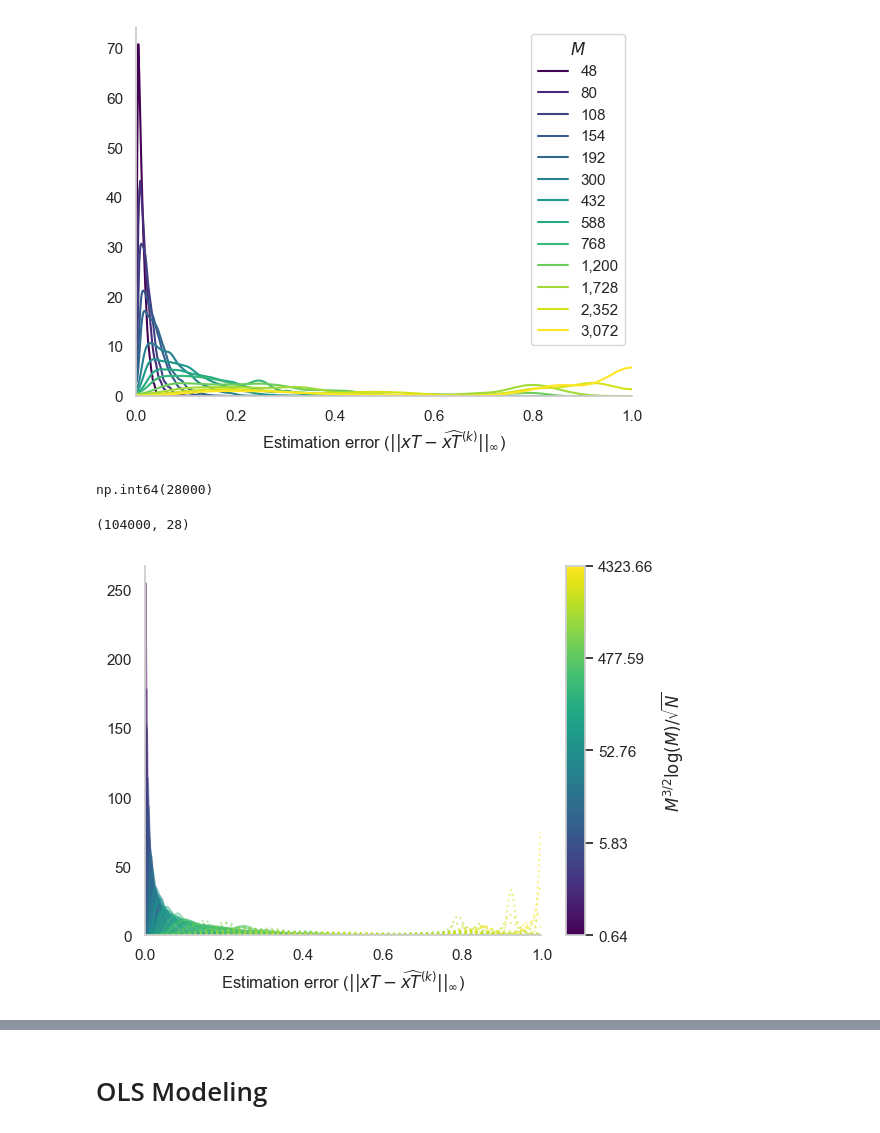
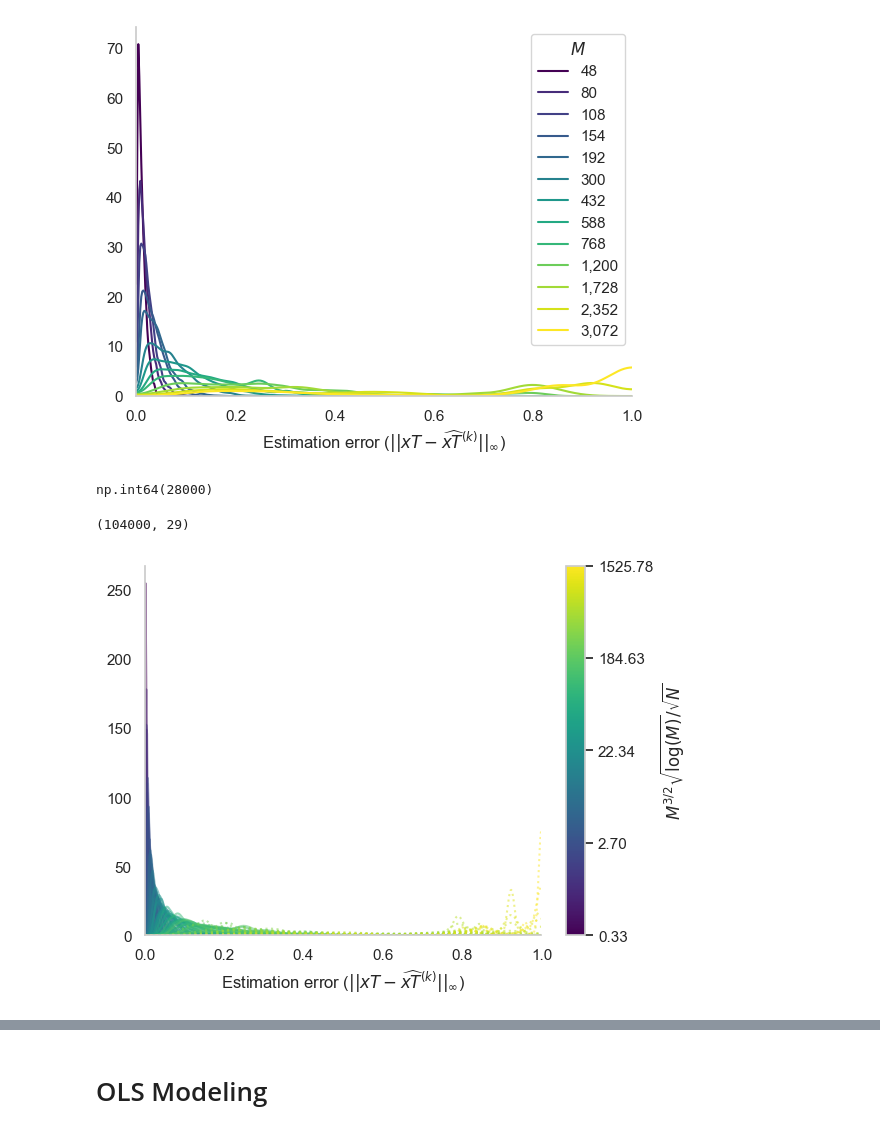
Before and after one commit to kvanarem42/xthreat-error-quantification, a Jupyter notebook: paper-2026/4-investigate-results/s4.1-distribution-model-error/distribution_fitting.ipynb, the cells around one changed output, grey strips where cells are left out. Drawn from its saved outputs; the diff is of its cells as text; code cells hidden in the pictures.

Commit message:
Solve bug with sqrt and some small visualization changes

```diff
--- a/paper-2026/4-investigate-results/s4.1-distribution-model-error/distribution_fitting.ipynb
+++ b/paper-2026/4-investigate-results/s4.1-distribution-model-error/distribution_fitting.ipynb
@@ -28,11 +28,13 @@ del df_errors_A, df_errors_B
 # Add additional columns
 df_errors['M'] = df_errors['n_x'] * df_errors['n_y']
 df_errors['1/sqrt(N)'] = 1/np.sqrt(df_errors['N'])
-df_errors['Mlog(M)/sqrt(N)'] = df_errors['M']*np.log(df_errors['M'])*df_errors['1/sqrt(N)']
-df_errors['M/sqrt(N)'] = df_errors['M']*df_errors['1/sqrt(N)']
-df_errors['log(M)/sqrt(N)'] = np.log(df_errors['M'])*df_errors['1/sqrt(N)']
-df_errors['M^{3/2}log(M)'] = (df_errors['M']**1.5)*np.log(df_errors['M'])
-df_errors['M^{3/2}log(M)/sqrt(N)'] = df_errors['M^{3/2}log(M)']*df_errors['1/sqrt(N)']
+# df_errors['Mlog(M)/sqrt(N)'] = df_errors['M']*np.log(df_errors['M'])*df_errors['1/sqrt(N)']
+# df_errors['M/sqrt(N)'] = df_errors['M']*df_errors['1/sqrt(N)']
+# df_errors['log(M)/sqrt(N)'] = np.log(df_errors['M'])*df_errors['1/sqrt(N)']
+# df_errors['M^{3/2}log(M)'] = (df_errors['M']**1.5)*np.log(df_errors['M'])
+# df_errors['M^{3/2}log(M)/sqrt(N)'] = df_errors['M^{3/2}log(M)']*df_errors['1/sqrt(N)']
+
+df_errors['M^{3/2}sqrt{log(M)}/sqrt{N}'] = (df_errors['M']**1.5)*np.sqrt(np.log(df_errors['M']))*df_errors['1/sqrt(N)']
 
 # Make the norm a dimension independent norm
 for col in df_errors.columns.tolist():
@@ -173,59 +175,59 @@ ax.grid(False)
 plt.show()
 # %% [output]
 [figure]
-# %%
-np.sum(df_errors['M^{3/2}log(M)/sqrt(N)'] > 445)
-# %% [output]
-np.int64(28000)
+# %%
+np.sum(df_errors[r'M^{3/2}sqrt{log(M)}/sqrt{N}'] > 160)
+# %% [output]
+np.int64(28000)
 # %%
 df_errors.shape
 # %% [output]
-(104000, 28)
+(104000, 29)
 # %%
 fig, ax = plt.subplots()
 
 # Colorbar setup (log-normalized, continuous)
-log_vals = np.log(df_errors['M^{3/2}log(M)/sqrt(N)'])
+log_vals = np.log(df_errors['M^{3/2}sqrt{log(M)}/sqrt{N}'])
 norm = plt.Normalize(log_vals.min(), log_vals.max())
 sm_ = plt.cm.ScalarMappable(cmap='viridis', norm=norm)
 sm_.set_array([])
 cmap = matplotlib.colormaps['viridis']
 
 # Plot a KDE line per unique level
-hue_levels = np.sort(np.unique(df_errors['M^{3/2}log(M)/sqrt(N)']))
+hue_levels = np.sort(np.unique(df_errors['M^{3/2}sqrt{log(M)}/sqrt{N}']))
 
 x_grid = np.linspace(0, 1, 500)
 
 for level in hue_levels:
     data = df_errors.loc[
-        df_errors['M^{3/2}log(M)/sqrt(N)'] == level, 'xT_error_inf_norm'
+        df_errors['M^{3/2}sqrt{log(M)}/sqrt{N}'] == level, 'xT_error_inf_norm'
     ].dropna().values
 
     log_level = np.log(level)
     color = cmap(norm(log_level))
 
     density = reflected_kde(data, x_grid)
-    linestyle = 'solid' if level < 445 else 'dotted'  # Solid for small, dashed if filtered out
+    linestyle = 'solid' if level < 160 else 'dotted'  # Solid for small, dashed if filtered out
     ax.plot(x_grid, density, color=color, alpha=0.5, linestyle=linestyle)
 
 # Colorbar
 min_val = log_vals.min()
 max_val = log_vals.max()
 tick_positions = np.linspace(min_val, max_val, num=5)
 tick_values = np.exp(tick_positions)
 
 cbar = plt.colorbar(sm_, ax=ax, ticks=tick_positions)
 cbar.set_ticklabels([f"{val:.2f}" for val in tick_values])
-cbar.set_label(r"$M^{3/2}\log(M)/\sqrt{N}$")
+cbar.set_label(r"$M^{3/2}\sqrt{\log(M)}/\sqrt{N}$")
 
 ax.set_xlabel(r"Estimation error ($||xT-\widehat{xT}^{(k)}||_\infty$)")
 ax.set_xlim(0, max(1.0, df_errors['xT_error_inf_norm'].max()))
 ax.set_ylim(0, None)
 ax.spines[['top', 'right']].set_visible(False)
 ax.grid(False)
 plt.show()
 # %% [output]
-[figure, old version]
+[figure, new version]
 # %%
 import matplotlib
 import matplotlib.pyplot as plt
```
Also changed, not shown: parts of 5 cells of this notebook, 7 other files.
